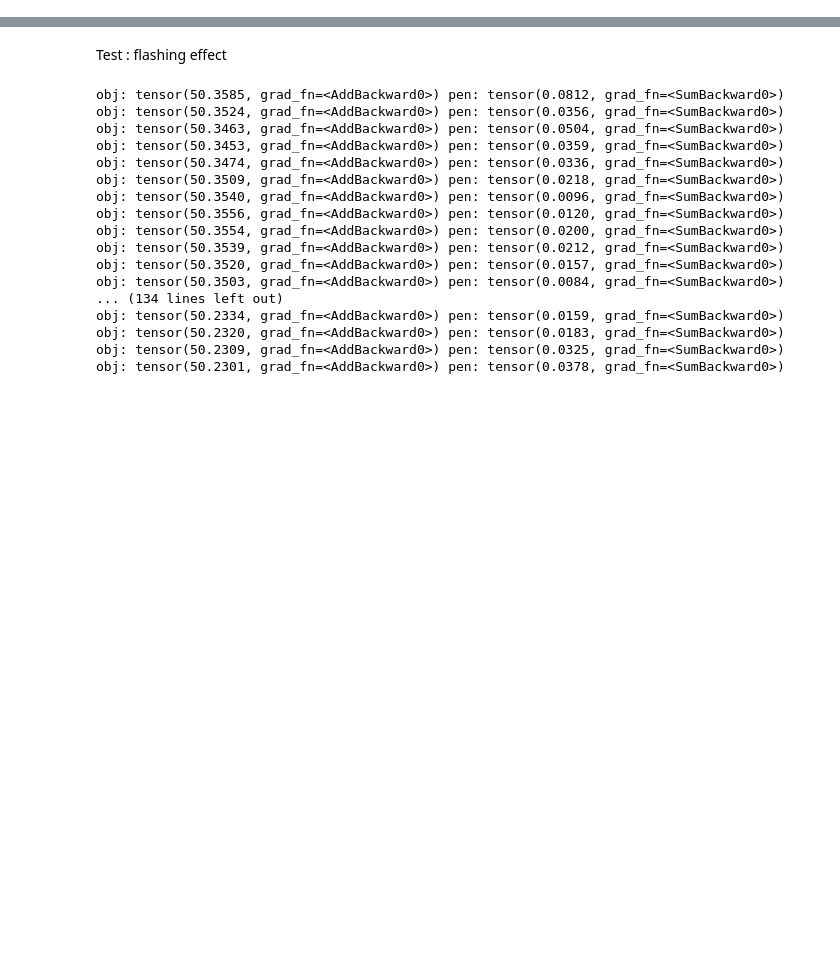
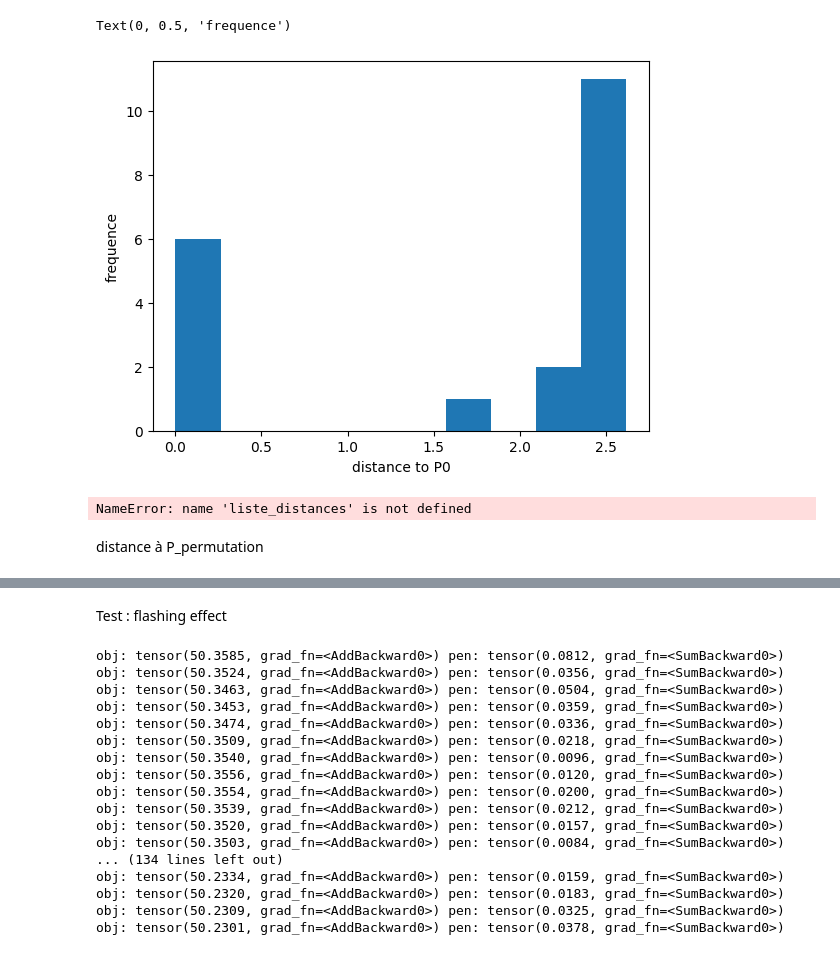
Before and after one commit to Octave289/stage_Inria, a Jupyter notebook: optimization_tests_2.ipynb, the cells around one changed output, grey strips where cells are left out. Drawn from its saved outputs; the diff is of its cells as text; code cells hidden in the pictures; blank space fills up the shorter version.

```diff
--- a/optimization_tests_2.ipynb
+++ b/optimization_tests_2.ipynb
@@ -11,7 +11,7 @@ from pytorch_optim import *
 %load_ext autoreload
 %autoreload 2
 # %%
-N=3
+N=5
 nb_colonnes_default = 50
 T = 300
 L = 5
@@ -25,8 +25,8 @@ params = {
     "T": T,  # temps final pour 20 tours
     "CFL": 0.95,  # facteur CFL
     "u" : [0.1]*N,
-    "I_s": 2000, #1500 initialement
-    "epsilon": 3, #4.6 pour une luminosité de 1% au fond du bassin
+    "I_s": 1500, #1500 initialement
+    "epsilon": 4.6, #pour une luminosité de 1% au fond du bassin
     "k_d": 2.99e-4,   # 2.99*10e-5 = 2.99e-4
     "k_r": 4.8e-4,    # 4.8*10e-5 = 4.8e-4
     "k_h": 3.64e-4,   # 3.64*10e-5 = 3.64e-4
@@ -60,0 +39,9 @@ obj: tensor(50.0077, grad_fn=<AddBackward0>) pen: tensor(0.0252, grad_fn=<SumBac
+# %%
+params["N"] = 5
+params["u"] = [0.1]*5
+masse_permut, _, _ = meilleure_matrice_de_permutation(X_ini_one_layer_torch(params["N"], params["nb_colonnes_default"]), T, params)
+res = solve_optimize(X_ini_one_layer(params["N"], params["nb_colonnes_default"]), T, params, matrix_to_vector(np.identity(params["N"])))#P, biomass_list = solve_bistochastique(X_ini_one_layer_torch(params["N"], params["nb_colonnes_default"]), T, params)
+#print(biomass_list[-1])
+masse_bisto = -res.fun
+print(masse_permut, masse_bisto)
+print(np.abs(masse_bisto - masse_permut)/masse_permut)
@@ -60,0 +66,2 @@ obj: tensor(50.0077, grad_fn=<AddBackward0>) pen: tensor(0.0252, grad_fn=<SumBac
+# %%
+res = solve_optimize_stochastic(X_ini_one_layer(N, nb_colonnes_default), T, params, matrix_to_vector(np.identity(5)))
@@ -60,0 +92,17 @@ obj: tensor(50.0077, grad_fn=<AddBackward0>) pen: tensor(0.0252, grad_fn=<SumBac
+# %%
+params["N"] = 4
+params["u"] = [0.1]*4
+biomasse_permutation, M, _ = meilleure_matrice_de_permutation(X_ini_one_layer_torch(params["N"], params["nb_colonnes_default"]), T, params)
+res_0 = solve_optimize(X_ini_one_layer(params["N"], params["nb_colonnes_default"]), T, params, matrix_to_vector(M))
+R0 = vector_to_matrix(res_0.x, params["N"])
+liste_biomasses_bisto = []
+liste_distances = []
+for k in range(20):
+    res = solve_optimize(X_ini_one_layer(params["N"], params["nb_colonnes_default"]), T, params, matrix_to_vector(np.random.randn(params["N"], params["N"])))
+    b = res.fun
+    liste_biomasses_bisto.append(b)
+    R = res.x
+    R = vector_to_matrix(R, params["N"])
+    liste_distances.append(np.linalg.norm(R - R0, 'fro'))
+print(liste_distances)
+print(liste_biomasses_bisto)
@@ -60,0 +127,13 @@ obj: tensor(50.0077, grad_fn=<AddBackward0>) pen: tensor(0.0252, grad_fn=<SumBac
+# %%
+plt.hist(liste_distances, bins=10)
+plt.xlabel("distance to P0") #P0 trouvé en lançant solve depuis meilleure matrice permut
+plt.ylabel("frequence")
+# %% [output]
+Text(0, 0.5, 'frequence')
+[figure, added]
+# %%
+plt.plot(liste_distances, [-l for l in liste_biomasses_bisto], '.')
+# %% [output]
+NameError: name 'liste_distances' is not defined
+# %% [markdown]
+distance à P_permutation
```
Also changed, not shown: parts of 15 cells of this notebook, 22 other files.
